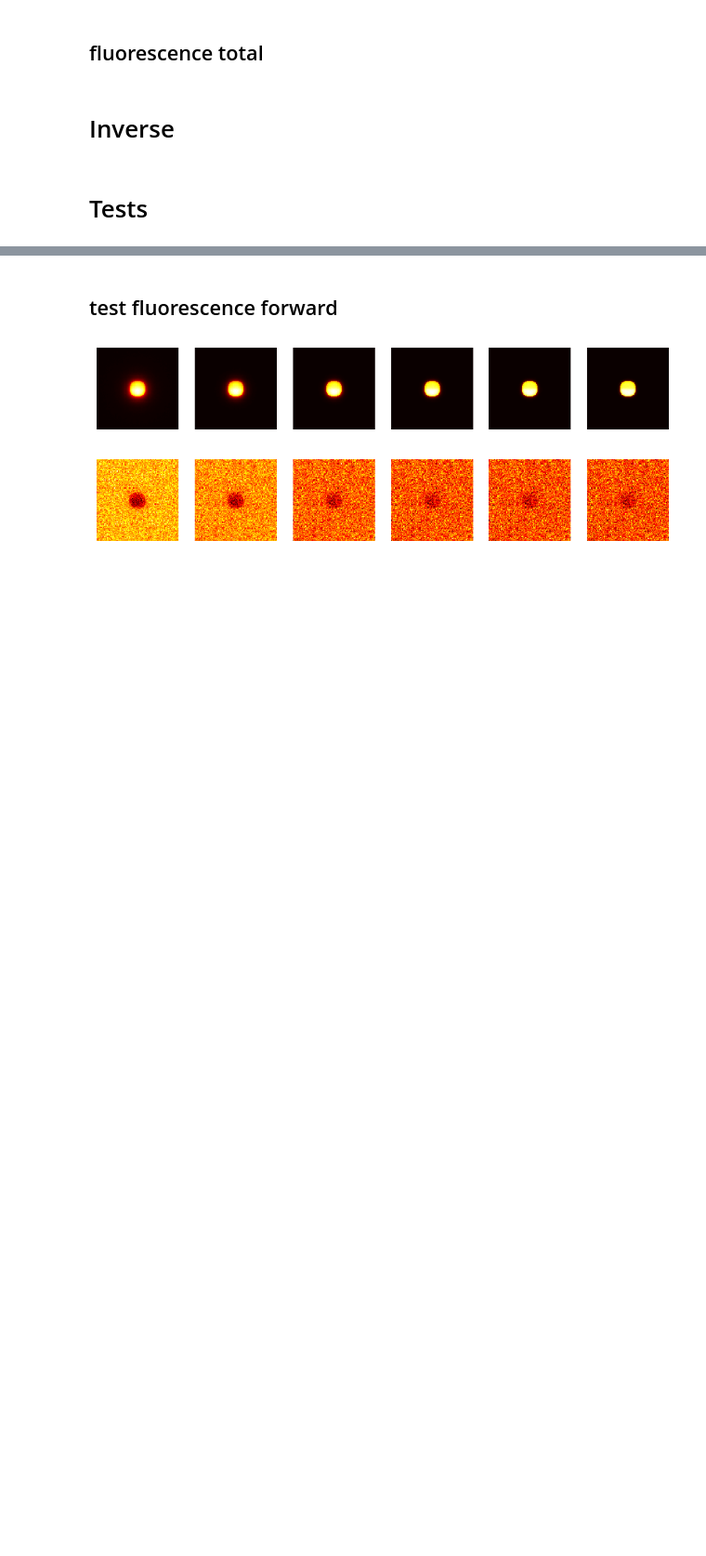
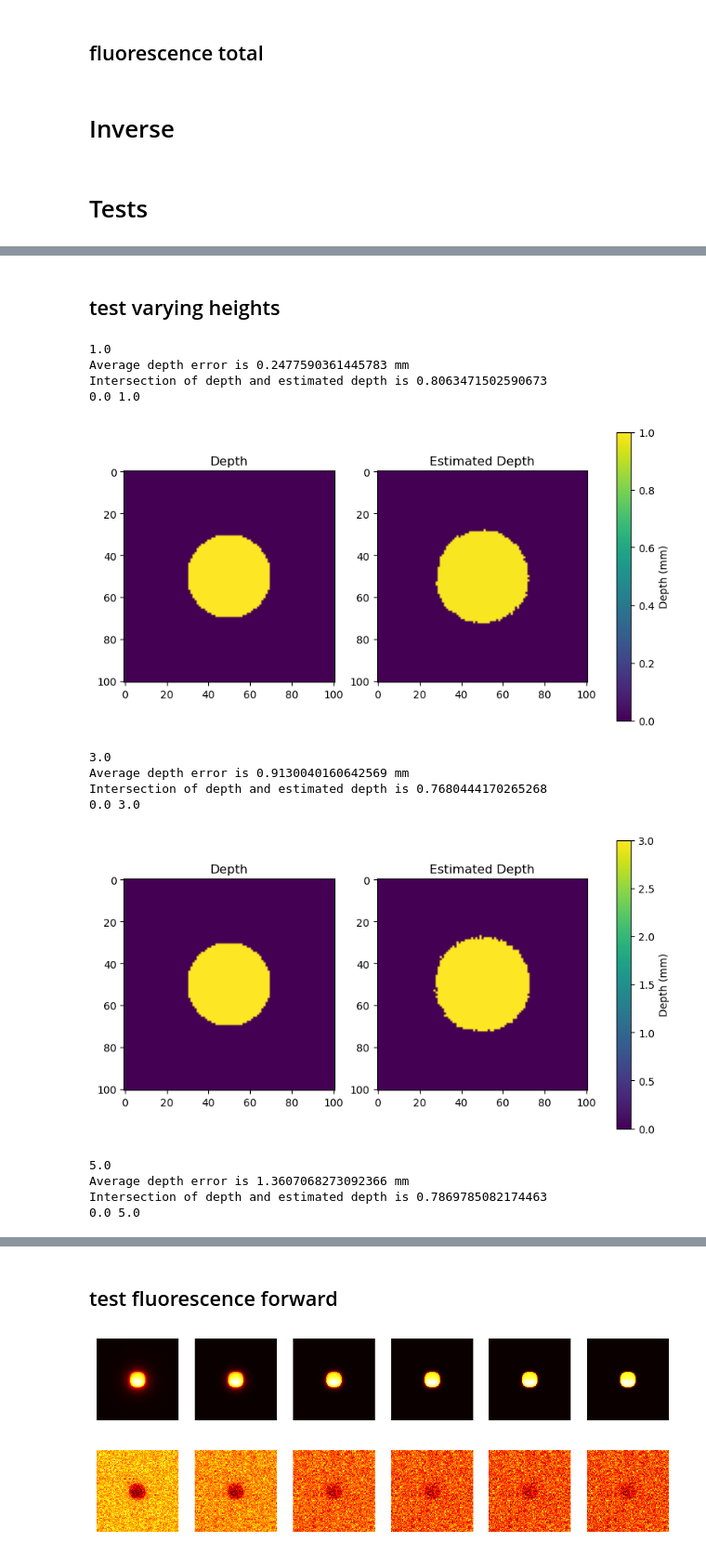
Before and after one commit to VictorH2208/gtx, a Jupyter notebook: numerical/numerical.ipynb, the cells around one changed output, grey strips where cells are left out. Shown at 93% size. Cells and saved outputs as stored; diff of their text form; code cells hidden in the pictures; blank space fills up the shorter version.

```diff
--- a/numerical/numerical.ipynb
+++ b/numerical/numerical.ipynb
@@ -698,0 +792,30 @@ def run_numerical_solver(filepath, hFl, zDelta, layerFl, depth_offset, type_data
+# %% [markdown]
+## test varying heights
+# %%
+for i in ["1", "3", "5"]:
+    run_numerical_solver(
+        filepath=f"data/cylinder/h{i}_r10_d0.mat",
+        hFl=5,
+        zDelta=0.01,
+        layerFl='top',
+        depth_offset=0,
+        type_data='cylinder',
+        idx=None,
+        fxDependence=True,
+        extrapolation=False,
+    )
+# %% [output]
+1.0
+Average depth error is 0.2477590361445783 mm
+Intersection of depth and estimated depth is 0.8063471502590673
+0.0 1.0
+[figure, added]
+3.0
+Average depth error is 0.9130040160642569 mm
+Intersection of depth and estimated depth is 0.7680444170265268
+0.0 3.0
+[figure, added]
+5.0
+Average depth error is 1.3607068273092366 mm
+Intersection of depth and estimated depth is 0.7869785082174463
+0.0 5.0
```
Also changed, not shown: parts of 17 cells of this notebook.
